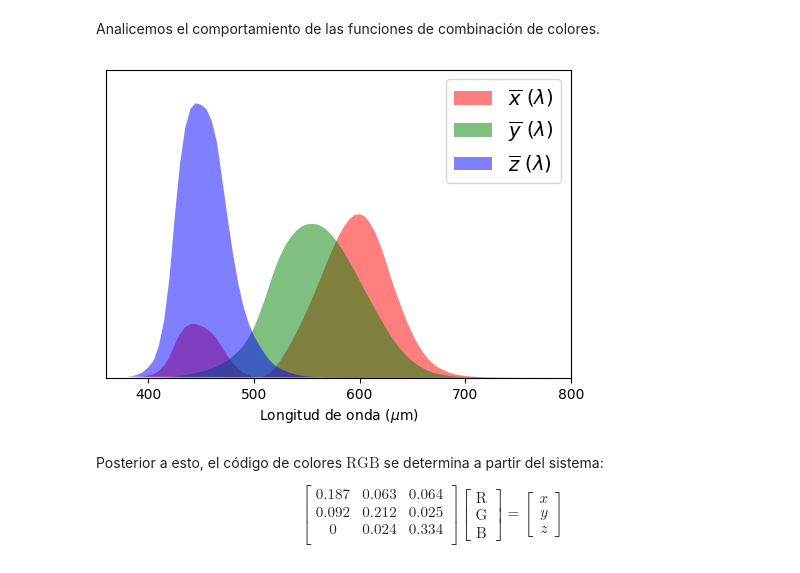
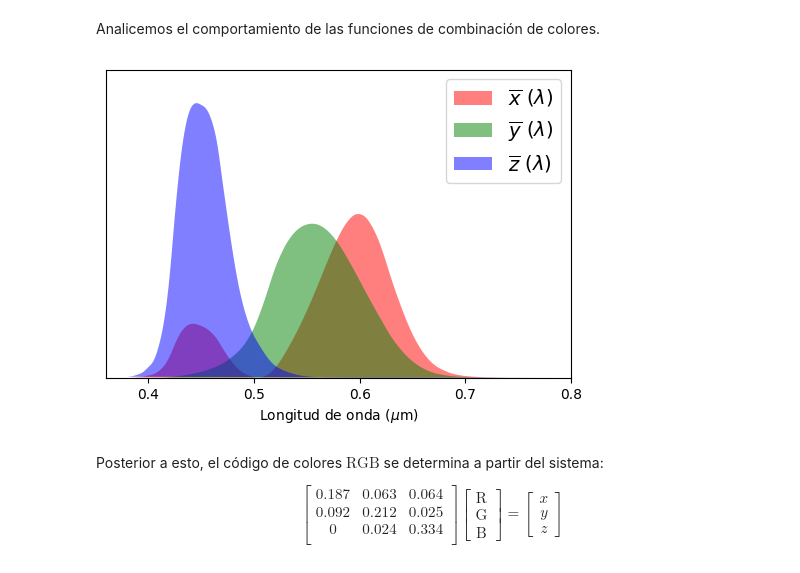
Before and after one commit to PanxoPanza/conversion_solar_termica, a Jupyter notebook: _build/jupyter_execute/Apendice/Teoria_del_color/Teoria_del_color.ipynb, the cells around one changed output. Cells and saved outputs as stored; diff of their text form; code cells hidden in the pictures.

```diff
--- a/_build/jupyter_execute/Apendice/Teoria_del_color/Teoria_del_color.ipynb
+++ b/_build/jupyter_execute/Apendice/Teoria_del_color/Teoria_del_color.ipynb
@@ -28,29 +28,37 @@ Z = \int_{0}^\infty I_\mathrm{spec}(\lambda)\bar{z}(\lambda) d\lambda,
 # %% [markdown]
 Analicemos el comportamiento de las funciones de combinación de colores.
 # %%
+import numpy as np
+import colour as clr
+from types import SimpleNamespace
 import matplotlib.pyplot as plt
 
-# librería para transformación de espectro a código RGB
-import empylib.color_system as cs
-cs = cs.srgb
+shape = clr.SpectralShape(380, 780, 1)  # 380–780 nm, 1 nm step
+cmfs  = clr.MSDS_CMFS["CIE 1931 2 Degree Standard Observer"].copy()
+cmfs  = cmfs.interpolate(shape).align(shape)
+
+lam_cmf = np.asarray(cmfs.domain) / 1000.0   # μm for your x-axis
+cmf     = np.asarray(cmfs.values)            # columns: x̄, ȳ, z̄
+
+cs = SimpleNamespace(lam_cmf=lam_cmf, cmf=cmf)
 
 # formateamos el lienzo de la figura
 fig, ax = plt.subplots()
 fig.set_size_inches(6, 4)
 plt.rcParams['font.size'] = '14'
 
 # Graficamos cada curva del estandar CIE XYZ
 plt.fill(cs.lam_cmf,cs.cmf[:,0],color='red'  ,alpha=0.5,edgecolor=None,label='$\overline{x}~(\lambda)$')
 plt.fill(cs.lam_cmf,cs.cmf[:,1],color='green',alpha=0.5,edgecolor=None,label='$\overline{y}~(\lambda)$')
 plt.fill(cs.lam_cmf,cs.cmf[:,2],color='blue' ,alpha=0.5,edgecolor=None,label='$\overline{z}~(\lambda)$')
 
 # Ajustamos formato de ejes
 plt.ylim(0,2)
 plt.tick_params(left = False,labelleft = False)
 plt.xlabel('Longitud de onda ($\mu$m)')
 plt.legend();
 # %% [output]
-[figure, old version]
+[figure, new version]
 # %% [markdown]
 Posterior a esto, el código de colores $\mathrm{RGB}$ se determina a partir del sistema:
 
```
Also changed, not shown: parts of 2 cells of this notebook, 40 other files.
